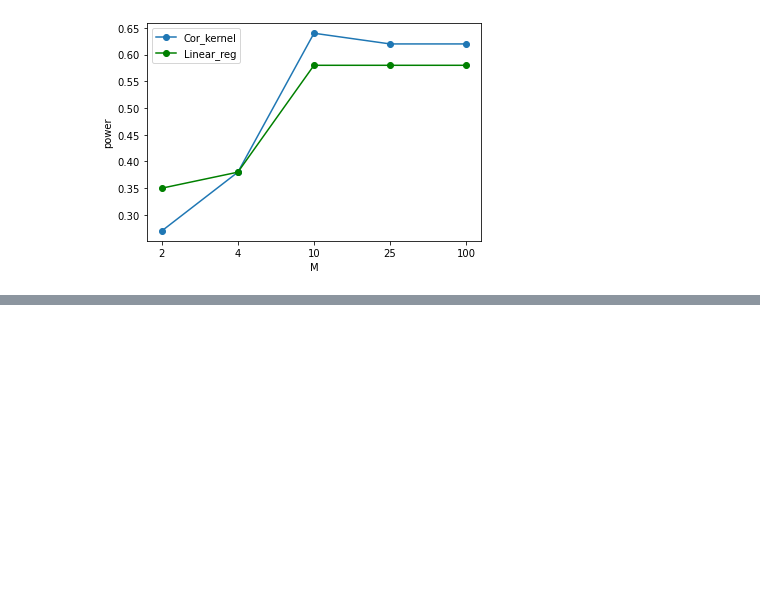
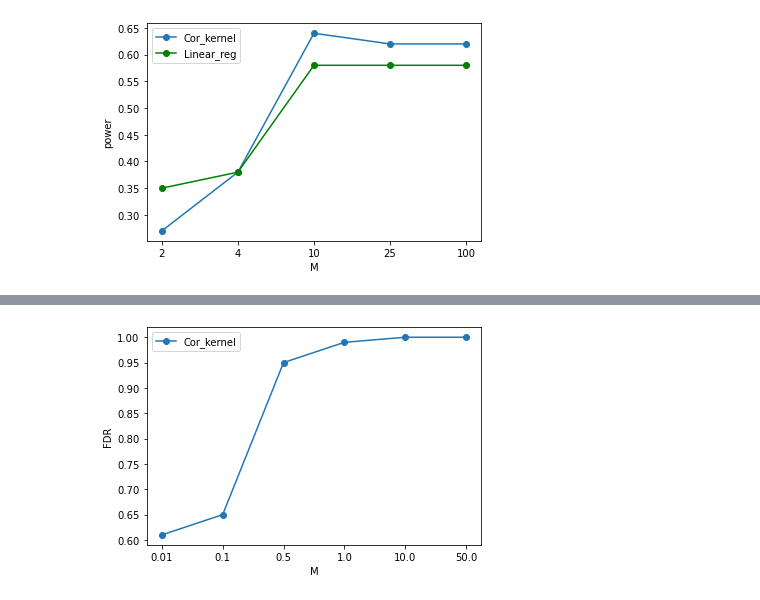
Before and after one commit to lmqxwm/LPT, a Jupyter notebook: simulation1.ipynb, the cells around one changed output, grey strips where cells are left out. Saved outputs shown, nothing was run; the diff lists cells and outputs as text; code cells hidden in the pictures; blank space fills up the shorter version.

Commit message:
new file:   exp7.py 	new file:   result7.csv 	modified:   simufunc.py 	modified:   simulation1.ipynb 	new file:   simulation2.ipynb

```diff
--- a/simulation1.ipynb
+++ b/simulation1.ipynb
@@ -118,0 +125,9 @@ plt.show()
+# %%
+result7= pd.read_csv("result7.csv", index_col=0)
+plt.plot(result7.loc['Cor_kernel'], '-o')
+plt.xlabel("M")
+plt.ylabel("FDR")
+plt.legend(['Cor_kernel'])
+plt.show()
+# %% [output]
+[figure, added]
```
Also changed, not shown: parts of 3 cells of this notebook, 4 other files.
